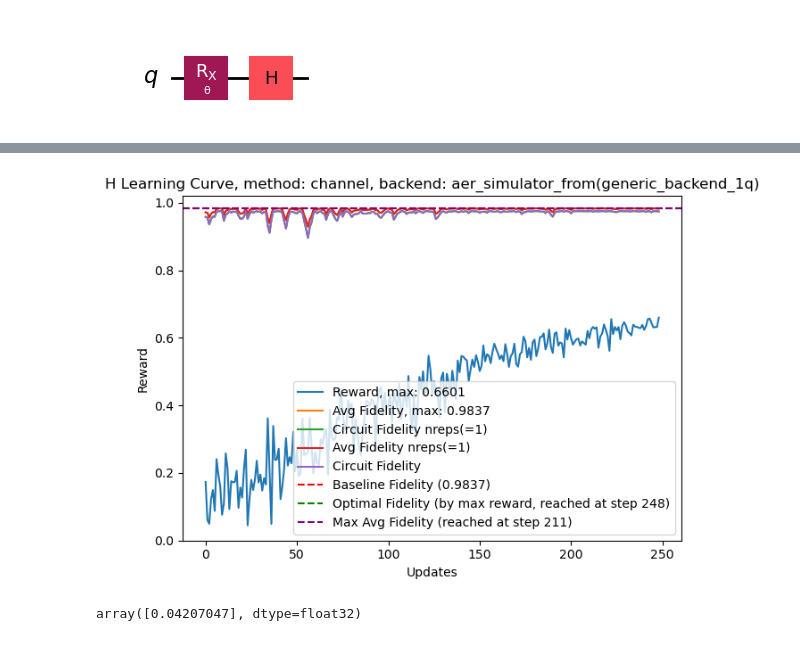
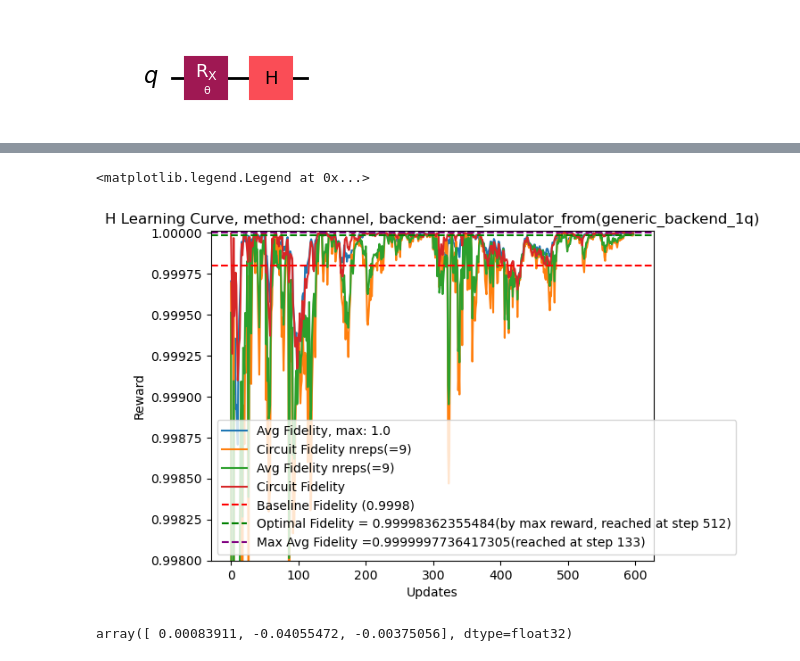
Before and after one commit to arthurostrauss/Quantum_Optimal_Control, a Jupyter notebook: gate_level/spillover_noise_use_case/generic_spillover/overrotation_error.ipynb, the cells around one changed output, grey strips where cells are left out. Drawn from its saved outputs; the diff is of its cells as text; code cells hidden in the pictures.

```diff
--- a/gate_level/spillover_noise_use_case/generic_spillover/overrotation_error.ipynb
+++ b/gate_level/spillover_noise_use_case/generic_spillover/overrotation_error.ipynb
@@ -24,7 +24,7 @@ qc.draw('mpl')
 # %%
 from qiskit_aer.noise import NoiseModel,coherent_unitary_error
 from qiskit.circuit.library import RXGate
-γ = 0.1
+γ = 0.01
 noisy_unitary = RXGate(γ*θ_val).to_matrix()
 noise_model = NoiseModel(basis_gates=["h", "rx", "rz", "t", "s", "sdg", "tdg", "u"])
 noise_model.add_all_qubit_quantum_error(coherent_unitary_error(noisy_unitary), 'rx')
@@ -43,9 +43,9 @@ target = GateTargetConfig(physical_qubits=[0],
 
 def apply_parametrized_circuit(qc: QuantumCircuit, params, q_reg, **kwargs):
     my_qc = qc.copy_empty_like(name="h_cal")
-
-    my_qc.ry(-np.pi/2 + params[0], q_reg[0])
-    my_qc.z(q_reg[0])
+    optimal_params = [np.pi/2, 0., np.pi]
+    new_params = [optimal_params[i] + params[i] for i in range(len(params))]
+    my_qc.u(*new_params, q_reg[0])
 
     qc.append(my_qc.to_gate(label=my_qc.name), q_reg)
 
@@ -54,16 +54,16 @@ qiskit_config = QiskitConfig(apply_parametrized_circuit,
                              parametrized_circuit_kwargs={"target": target, "backend": backend})
 # %%
 # Define the quantum environment
-action_space = Box(low=-np.pi, high=np.pi, shape=(1,), dtype=np.float32)
+action_space = Box(low=-0.5, high=0.5, shape=(3,), dtype=np.float32)
 env_metadata = {"γ": γ,
                 "θ": θ_val}
 training_config = QEnvConfig(target=target,
                              backend_config=qiskit_config,
                              reward_config='channel',
                              execution_config=ExecutionConfig(batch_size=32,
-                                                              sampling_paulis=50,
-                                                              n_shots=1024,
-                                                              n_reps=1
+                                                              sampling_paulis=100,
+                                                              n_shots=10000,
+                                                              n_reps=9
                                                               ),
                              action_space=action_space,
                              env_metadata= env_metadata
@@ -168,57 +169,67 @@ Reward (avg): 0.2727548095170299 Std: 0.376870653693261
 <Figure size 640x480 with 0 Axes>
 # %%
-
 # Plotting the learning curve
 import matplotlib.pyplot as plt
 reward_history = np.array(q_env.reward_history)
 mean_rewards = np.mean(reward_history, axis=-1)
 max_mean = np.round(np.max(mean_rewards), 4)
 arg_max_mean = np.argmax(mean_rewards)
-baseline_fidelity = np.round(q_env.simulate_circuit(q_env.circuits[0], np.zeros((1, 1)), update_env_history=False), 4)[0]
+baseline_fidelity = np.round(q_env.simulate_circuit(q_env.circuits[0], np.zeros((1, 3)), update_env_history=False), 4)[0]
 
-plt.plot(mean_rewards, label=f"Reward, max: {max_mean}")
-plt.plot(
-    q_env.fidelity_history,
-    label=f"Avg Fidelity, max: {np.round(np.max(q_env.fidelity_history),4)}",
-)
-plt.plot(
-    q_env.circuit_fidelity_history_nreps,
-    label=f"Circuit Fidelity nreps(={q_env.n_reps})",
-)
-plt.plot(q_env.avg_fidelity_history_nreps, label=f"Avg Fidelity nreps(={q_env.n_reps})")
-plt.plot(q_env.circuit_fidelity_history, label="Circuit Fidelity")
+plot_reward = False
+plot_fidelity = True
+plot_circuit_fidelity = True
+plot_fidelity_nreps = True
+plot_circuit_fidelity_nreps = True
+
+if plot_reward:
+    plt.plot(mean_rewards, label=f"Reward, max: {max_mean}")
+if plot_fidelity:
+    plt.plot(
+        q_env.fidelity_history,
+        label=f"Avg Fidelity, max: {np.round(np.max(q_env.fidelity_history),4)}",
+    )
+if plot_circuit_fidelity_nreps:
+    plt.plot(
+        q_env.circuit_fidelity_history_nreps,
+        label=f"Circuit Fidelity nreps(={q_env.n_reps})",
+    )
+if plot_fidelity_nreps:
+    plt.plot(q_env.avg_fidelity_history_nreps, label=f"Avg Fidelity nreps(={q_env.n_reps})")
+if plot_circuit_fidelity:
+    plt.plot(q_env.circuit_fidelity_history, label="Circuit Fidelity")
 plt.axhline(
     baseline_fidelity,
     label=f"Baseline Fidelity ({baseline_fidelity})",
     color="red",
     linestyle="--",
 )
 plt.axhline(
     q_env.simulate_circuit(
         q_env.circuits[0], np.array([q_env.optimal_action]), update_env_history=False
     ),
-    label=f"Optimal Fidelity (by max reward, reached at step {arg_max_mean})",
+    label=f"Optimal Fidelity = {q_env.fidelity_history[arg_max_mean]}(by max reward, reached at step {arg_max_mean})",
     color="green",
     linestyle="--",
 )
 plt.axhline(
     np.max(q_env.fidelity_history),
-    label=f"Max Avg Fidelity (reached at step {np.argmax(q_env.fidelity_history)})",
+    label=f"Max Avg Fidelity ={np.max(q_env.fidelity_history)}(reached at step {np.argmax(q_env.fidelity_history)})",
     color="purple",
     linestyle="--",
 )
 plt.xlabel("Updates")
 plt.ylabel("Reward")
 plt.title(
     f"{q_env.target.gate.name.upper()} Learning Curve, method: {q_env.config.reward_method},"
     f" backend: {q_env.config.backend.name if q_env.config.backend is not None else 'No backend'}"
 )
-plt.ylim(0., 1.02)
+plt.ylim(0.998, 1.00001)
 plt.legend()
-plt.tight_layout()
 # %% [output]
+<matplotlib.legend.Legend at 0x...>
-[figure, old version]
+[figure, new version]
 # %%
 q_env.optimal_action
 # %% [output]
-array([0.04207047], dtype=float32)
+array([ 0.00083911, -0.04055472, -0.00375056], dtype=float32)
```
Also changed, not shown: parts of 7 cells of this notebook, 6 other files.
